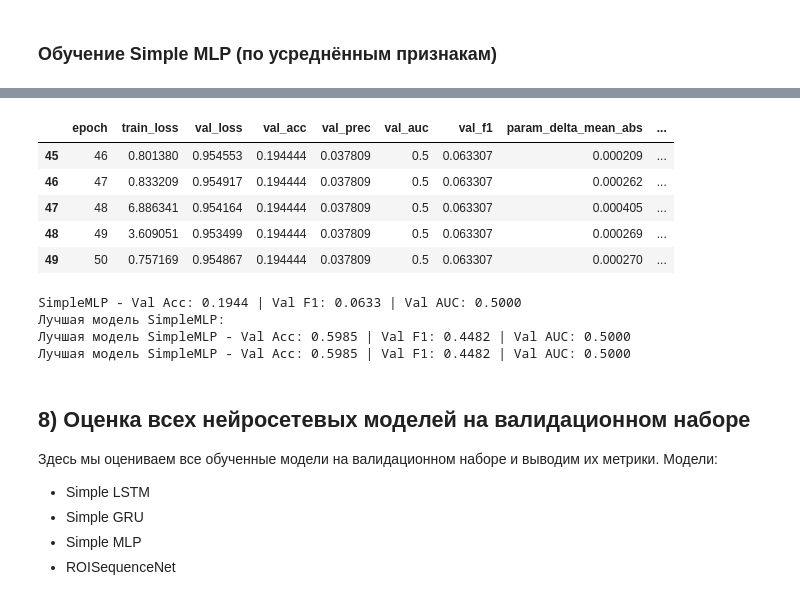
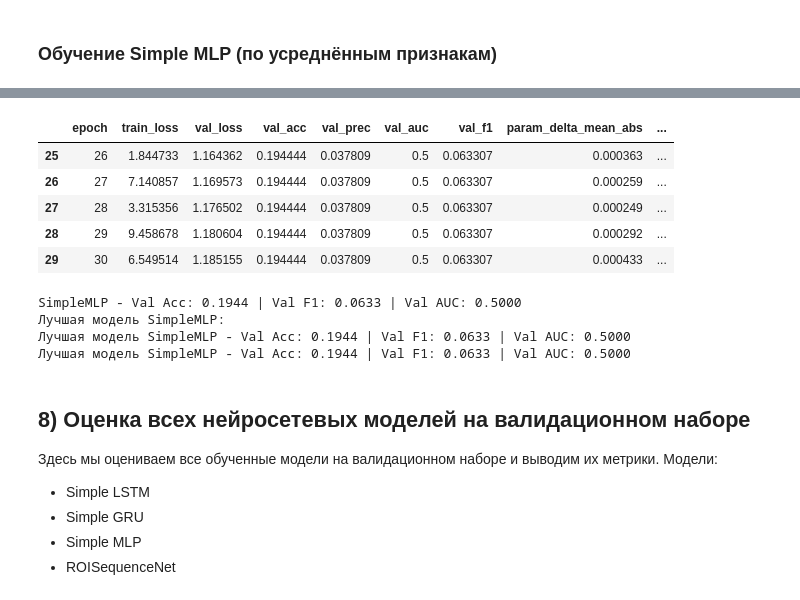
Before and after one commit to Amissum/ADHD_connectome_biomarkers_transfer_research, a Jupyter notebook: ADHD200/Pipelines/AthenaPipeline/Iter_3_ADHD200_train_v3.ipynb, the cells around one changed output, grey strips where cells are left out. Saved outputs shown, nothing was run; the diff lists cells and outputs as text; code cells hidden in the pictures.

```diff
--- a/ADHD200/Pipelines/AthenaPipeline/Iter_3_ADHD200_train_v3.ipynb
+++ b/ADHD200/Pipelines/AthenaPipeline/Iter_3_ADHD200_train_v3.ipynb
@@ -1156,16 +1146,24 @@ class ROISequenceNet(nn.Module):
 # %%
 # Универсальный класс тренировки модели
 class Trainer:
-    def __init__(self, model, train_dl, val_dl, class_counts: pd.Series, device, lr=1e-3, weight_decay=1e-4):
+    def __init__(self, model, train_dl, val_dl, class_counts: pd.Series, device,
+                 lr=1e-3, weight_decay=1e-4, class_weight_strength: float = 1.0):
         self.model = model.to(device)
         self.train_dl = train_dl
         self.val_dl = val_dl
         self.device = device
         self.class_labels = sorted(class_counts.index.tolist())
         self.class_count = len(self.class_labels)
-        weights = (1.0 / (class_counts + 1e-9))
-        weights = (weights / weights.sum()) * len(class_counts)
-        class_weights = torch.tensor(weights.values, dtype=torch.float32).to(device)
+        # Гибкая сила классовых весов: 0.0 -> без весов, 1.0 -> исходная формула
+        if class_weight_strength <= 0.0:
+            class_weights = torch.ones(len(class_counts), dtype=torch.float32).to(device)
+        else:
+            base = 1.0 / (class_counts + 1e-9)
+            base = base / base.sum()  # нормировка
+            base = base * len(class_counts)  # как было
+            # плавно интерполируем между единицами и base
+            w = (1.0 - class_weight_strength) * 1.0 + class_weight_strength * base
+            class_weights = torch.tensor(w.values, dtype=torch.float32).to(device)
         self.criterion = torch.nn.CrossEntropyLoss(weight=class_weights)
         self.optimizer = torch.optim.Adam(self.model.parameters(), lr=lr, weight_decay=weight_decay)
 
@@ -1331,13 +1329,14 @@ def train_model(model, train_dl, val_dl, class_counts, device, epochs=10, checkp
                 max_grad_norm=MAX_GRAD_NORM,
                 head_reinit=HEAD_REINIT,
                 stagnation_reset_epochs=STAGNATION_RESET_EPOCHS,
-                reinit_on_nan=REINIT_ON_NAN):
+                reinit_on_nan=REINIT_ON_NAN,
+                class_weight_strength: float = 1.0):
     if checkpoint_dir and not os.path.exists(checkpoint_dir):
         os.makedirs(checkpoint_dir, exist_ok=True)
-    trainer = Trainer(model, train_dl, val_dl, class_counts, device, lr, weight_decay)
+    trainer = Trainer(model, train_dl, val_dl, class_counts, device, lr, weight_decay, class_weight_strength=class_weight_strength)
     best_acc = 0.0
     history = []
-    if early_metric not in (EarlyStopMetric.VAL_LOSS, EarlyStopMetric.VAL_ACC, EarlyStopMetric.VAL_F1):
+    if early_metric not in (EarlyStopMetric.VAL_LOSS, EarlyStopMetric.VAL_ACCURACY, EarlyStopMetric.VAL_F1):
         early_metric = EarlyStopMetric.VAL_LOSS
     early_best = None
     early_counter = 0
@@ -1423,13 +1422,13 @@ def train_model(model, train_dl, val_dl, class_counts, device, epochs=10, checkp
             'stagnation_epochs': stagnation_epochs
         })
 
-        metric_value = {'val_loss': val_loss, 'val_acc': val_acc, 'val_f1': val_f1}[early_metric]
+        metric_value = {EarlyStopMetric.VAL_LOSS: val_loss, EarlyStopMetric.VAL_ACCURACY: val_acc, EarlyStopMetric.VAL_F1: val_f1}[early_metric]
         improve = False
         if early_best is None:
             early_best = metric_value
             improve = True
         else:
-            if early_metric == 'val_loss':
+            if early_metric == EarlyStopMetric.VAL_LOSS:
                 if early_best - metric_value > min_delta:
                     improve = True
             else:
@@ -1441,7 +1440,7 @@ def train_model(model, train_dl, val_dl, class_counts, device, epochs=10, checkp
         else:
             early_counter += 1
             if early_counter >= patience:
-                print(f"[EARLY STOP] metric={early_metric} no improve {patience} epochs (best={early_best:.4f}).")
+                print(f"[EARLY STOP] metric={early_metric.value} no improve {patience} epochs (best={early_best:.4f}).")
                 break
 
     print("Лучший валид. Accuracy:", best_acc)
@@ -1967,32 +1965,32 @@ print(f"[BEST@NoBalance] ROISequenceNet - Val Acc: {val_acc_roi_seq_nb:.4f} | Va
 ### Обучение Simple MLP (по усреднённым признакам)
 # %%
 if DFC_CSV is not None:
-    mlp_model = SimpleMLP(in_dim=in_dim_dfc_nb, n_classes=N_CLASSES, cov_dim=cov_dim_dfc_nb).to(DEVICE)
+    mlp_model = SimpleMLP(in_dim=in_dim_dfc_s, n_classes=N_CLASSES, cov_dim=cov_dim_dfc_s).to(DEVICE)
     # Создадим директорию для чекпоинтов
     checkpoint_dir_path_mlp = f"{CHECKPOINT_DIR}/SimpleMLP"
     os.makedirs(checkpoint_dir_path_mlp, exist_ok=True)
     # Запустим обучение модели, если не нужно переиспользовать существующую
     if not REUSE_MODELS or not os.path.exists(os.path.join(checkpoint_dir_path_mlp, 'best_model.pth')):
         history_mlp = train_model(
-            mlp_model, train_dl_dfc_nb, val_dl_dfc_nb, class_counts_main, DEVICE,
+            mlp_model, train_dl_dfc_sampler, val_dl_dfc_sampler, class_counts_main, DEVICE,
             epochs=EPOCHS, checkpoint_dir=checkpoint_dir_path_mlp,
-            lr=LR, weight_decay=WEIGHT_DECAY, debug=False
+            lr=LR, weight_decay=WEIGHT_DECAY, debug=False, class_weight_strength=1.0,
         )
-        hist_mlp_df = pd.DataFrame(history_mlp)
+        hist_mlp_df_sampler = pd.DataFrame(history_mlp)
         print('[HISTORY MLP] Последние строки:')
-        display(hist_mlp_df.tail())
+        display(hist_mlp_df_sampler.tail())
     else:
         mlp_model.load_state_dict(torch.load(os.path.join(checkpoint_dir_path_mlp, 'best_model.pth')))
         print("Загружен существующий чекпоинт SimpleMLP.")
     # Статистика обучения SimpleMLP
-    val_loss_mlp, val_acc_mlp, val_prec_mlp, val_auc_mlp, val_f1_mlp = Trainer(mlp_model, train_dl_dfc_nb, val_dl_dfc_nb, class_counts_main, DEVICE).evaluate()
+    val_loss_mlp, val_acc_mlp, val_prec_mlp, val_auc_mlp, val_f1_mlp = Trainer(mlp_model, train_dl_dfc_sampler, val_dl_dfc_sampler, class_counts_main, DEVICE).evaluate()
     print(f"SimpleMLP - Val Acc: {val_acc_mlp:.4f} | Val F1: {val_f1_mlp:.4f} | Val AUC: {val_auc_mlp:.4f}")
     # Лучшая модель SimpleMLP:
     print("Лучшая модель SimpleMLP:")
     if os.path.exists(os.path.join(checkpoint_dir_path_mlp, 'best_model.pth')):
         mlp_model.load_state_dict(torch.load(os.path.join(checkpoint_dir_path_mlp, 'best_model.pth')))
         mlp_model.eval()
-        val_loss_mlp, val_acc_mlp, val_prec_mlp, val_auc_mlp, val_f1_mlp = Trainer(mlp_model, val_dl_dfc_nb, val_dl_dfc_nb, class_counts_main, DEVICE).evaluate()
+        val_loss_mlp, val_acc_mlp, val_prec_mlp, val_auc_mlp, val_f1_mlp = Trainer(mlp_model, val_dl_dfc_sampler, val_dl_dfc_sampler, class_counts_main, DEVICE).evaluate()
         print(f"Лучшая модель SimpleMLP - Val Acc: {val_acc_mlp:.4f} | Val F1: {val_f1_mlp:.4f} | Val AUC: {val_auc_mlp:.4f}")
 else:
     print("DFC_CSV отсутствует - невозмжно обучить модель.")
@@ -2017,13 +2015,13 @@ else:
 |  | epoch | train_loss | val_loss | val_acc | val_prec | val_auc | val_f1 | param_delta_mean_abs | ... |
-| 45 | 46 | 0.801380 | 0.954553 | 0.194444 | 0.037809 | 0.5 | 0.063307 | 0.000209 | ... |
-| 46 | 47 | 0.833209 | 0.954917 | 0.194444 | 0.037809 | 0.5 | 0.063307 | 0.000262 | ... |
-| 47 | 48 | 6.886341 | 0.954164 | 0.194444 | 0.037809 | 0.5 | 0.063307 | 0.000405 | ... |
-| 48 | 49 | 3.609051 | 0.953499 | 0.194444 | 0.037809 | 0.5 | 0.063307 | 0.000269 | ... |
-| 49 | 50 | 0.757169 | 0.954867 | 0.194444 | 0.037809 | 0.5 | 0.063307 | 0.000270 | ... |
+| 25 | 26 | 1.844733 | 1.164362 | 0.194444 | 0.037809 | 0.5 | 0.063307 | 0.000363 | ... |
+| 26 | 27 | 7.140857 | 1.169573 | 0.194444 | 0.037809 | 0.5 | 0.063307 | 0.000259 | ... |
+| 27 | 28 | 3.315356 | 1.176502 | 0.194444 | 0.037809 | 0.5 | 0.063307 | 0.000249 | ... |
+| 28 | 29 | 9.458678 | 1.180604 | 0.194444 | 0.037809 | 0.5 | 0.063307 | 0.000292 | ... |
+| 29 | 30 | 6.549514 | 1.185155 | 0.194444 | 0.037809 | 0.5 | 0.063307 | 0.000433 | ... |
 SimpleMLP - Val Acc: 0.1944 | Val F1: 0.0633 | Val AUC: 0.5000
 Лучшая модель SimpleMLP:
-Лучшая модель SimpleMLP - Val Acc: 0.5985 | Val F1: 0.4482 | Val AUC: 0.5000
-Лучшая модель SimpleMLP - Val Acc: 0.5985 | Val F1: 0.4482 | Val AUC: 0.5000
+Лучшая модель SimpleMLP - Val Acc: 0.1944 | Val F1: 0.0633 | Val AUC: 0.5000
+Лучшая модель SimpleMLP - Val Acc: 0.1944 | Val F1: 0.0633 | Val AUC: 0.5000
 # %% [markdown]
 ## 8) Оценка всех нейросетевых моделей на валидационном наборе
 
```
Also changed, not shown: parts of 17 cells of this notebook.
